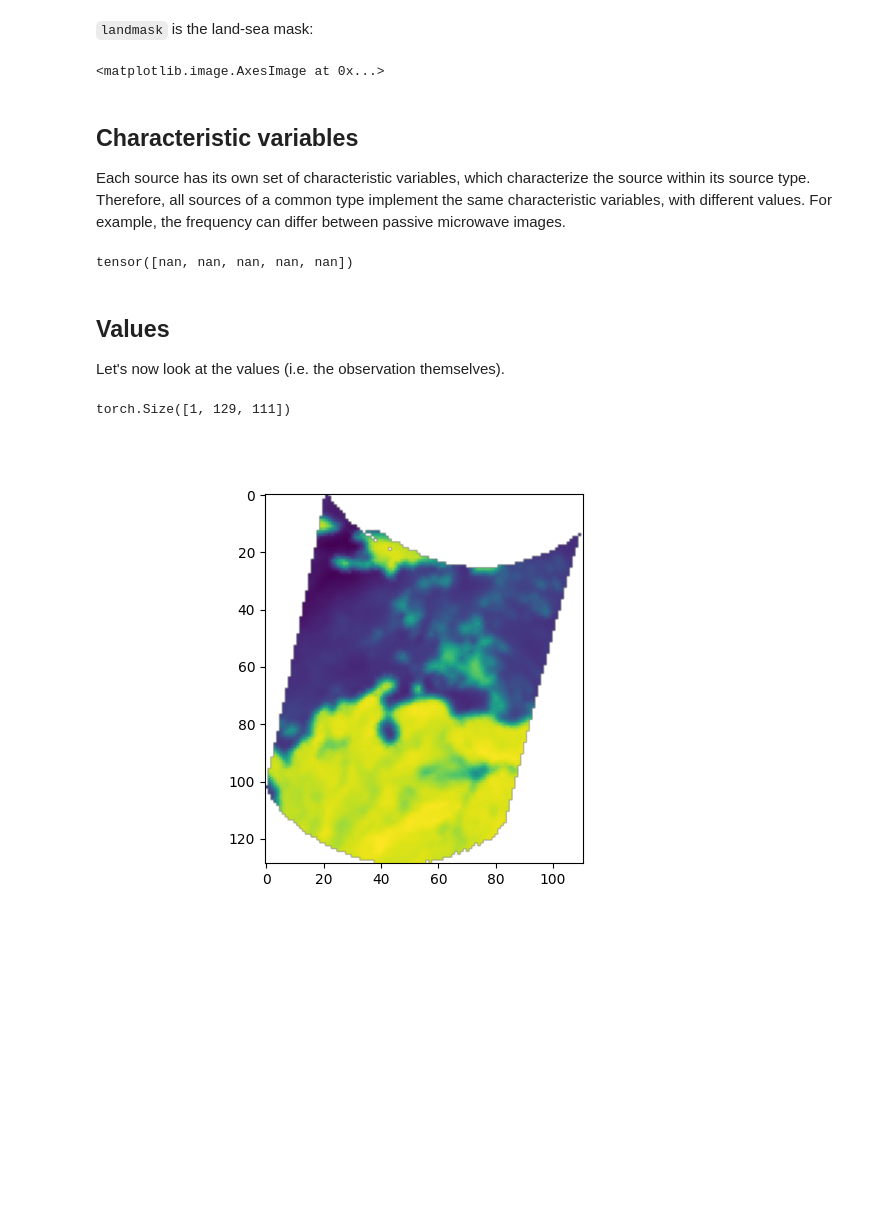
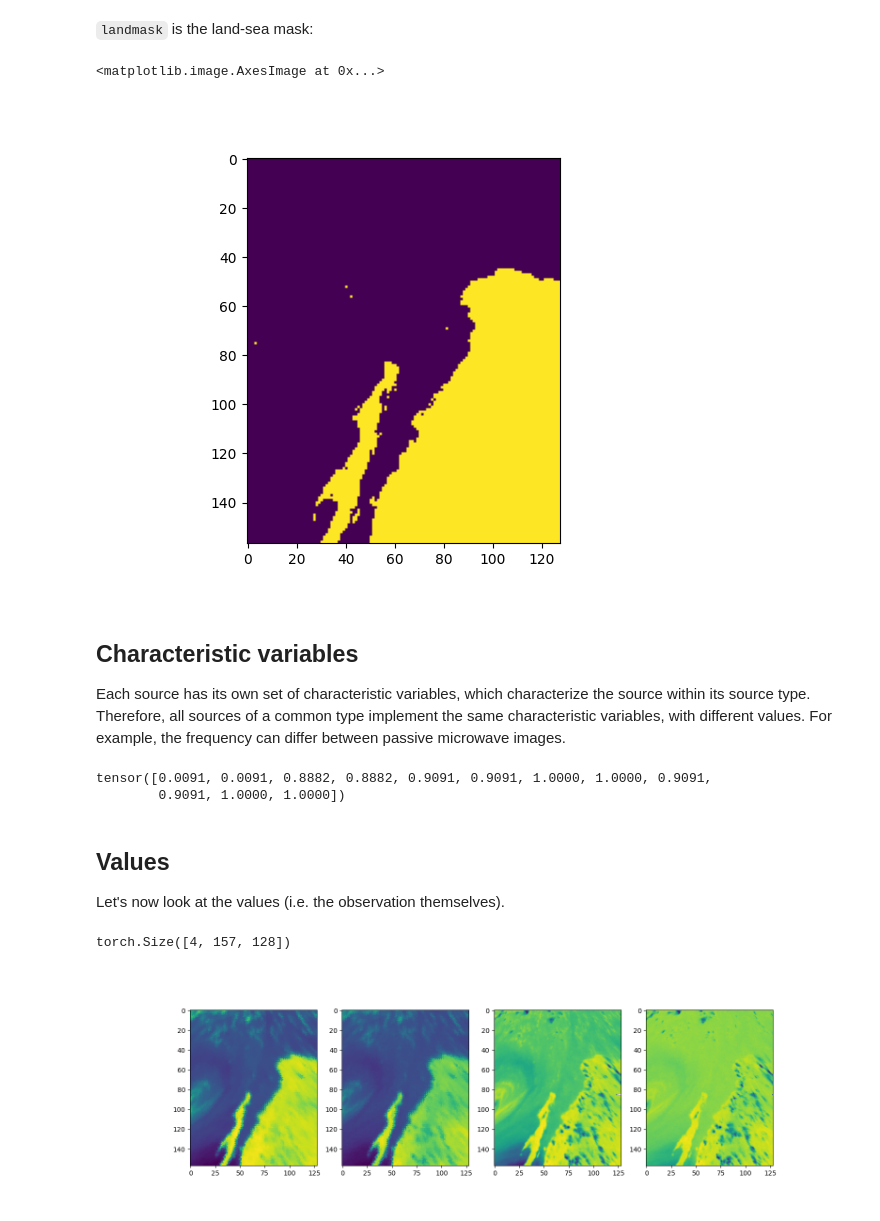
Before and after one commit to dauvillc/tc_multi_sources, a Jupyter notebook: notebooks/preprocessed.ipynb, the cells around one changed output. Saved outputs shown, nothing was run; the diff lists cells and outputs as text; code cells hidden in the pictures; blank space fills up the shorter version.

````diff
--- a/notebooks/preprocessed.ipynb
+++ b/notebooks/preprocessed.ipynb
@@ -31,7 +32,7 @@ with initialize(version_base=None, config_path="../conf"):
     cfg = compose(
         config_name="train",
         # We must specify a trainer and model for hydra, but they won't be used in this notebook.
-        overrides=["paths=local", "experiment=det_37GHz", "setup=local", "dataloader.batch_size=1"],
+        overrides=["paths=local", "experiment=det_era5_pmw", "setup=local", "dataloader.batch_size=1"],
     )
 paths = cfg["paths"]
 sources_cfg = cfg["sources"]
@@ -44,9 +45,8 @@ sources_cfg
 We'll use the ```MultiSourceDataset```, which is a map-style torch ```Dataset``` custom subclass.
 # %%
 # Create the dataset
-dataset_dir = paths['preprocessed_dataset']
 split = 'train'
 included_vars = read_variables_dict(sources_cfg)
-dataset = MultiSourceDataset(dataset_dir, split, included_vars)
+dataset = instantiate(cfg['dataset'][split], _convert_="partial")
 # %% [output]
 train: Browsing requested sources and loading metadata...
@@ -129,9 +124,11 @@ tensor(0.9124)
 # %% [markdown]
 ```landmask``` is the land-sea mask:
 # %%
-plt.imshow(any_source['landmask'])
+fig, ax = plt.subplots(nrows=1, ncols=1, figsize=(6, 5))
+ax.imshow(any_source['landmask'])
 # %% [output]
 <matplotlib.image.AxesImage at 0x...>
+[figure, added]
 # %% [markdown]
 ## Characteristic variables
 Each source has its own set of characteristic variables, which characterize the source within its source type. Therefore, all sources of a common type implement the same characteristic variables, with different values. For example, the frequency can differ between passive microwave images.
@@ -139,7 +136,8 @@ Each source has its own set of characteristic variables, which characterize the
 # Prints the normalized characteristics of the source
 any_source['characs']  # freq, IFOV_nadir_along_track, IFOV_nadir_across_track, IFOV_edge_along_track, IFOV_edge_across_track
 # %% [output]
-tensor([nan, nan, nan, nan, nan])
+tensor([0.0091, 0.0091, 0.8882, 0.8882, 0.9091, 0.9091, 1.0000, 1.0000, 0.9091,
+        0.9091, 1.0000, 1.0000])
 # %% [markdown]
 ## Values
 Let's now look at the values (i.e. the observation themselves).
@@ -147,10 +145,10 @@ Let's now look at the values (i.e. the observation themselves).
 v = any_source['values']
 v.shape
 # %% [output]
-torch.Size([1, 129, 111])
+torch.Size([4, 157, 128])
 # %%
-fig, axes = plt.subplots(nrows=1, ncols=v.shape[0], squeeze=False)
+fig, axes = plt.subplots(nrows=1, ncols=v.shape[0], squeeze=False, figsize=(16, 5))
 for i in range(v.shape[0]):
     axes[0, i].imshow(v[i])
 # %% [output]
-[figure, old version]
+[figure, new version]
````
Also changed, not shown: parts of 9 cells of this notebook, 3 other files.
